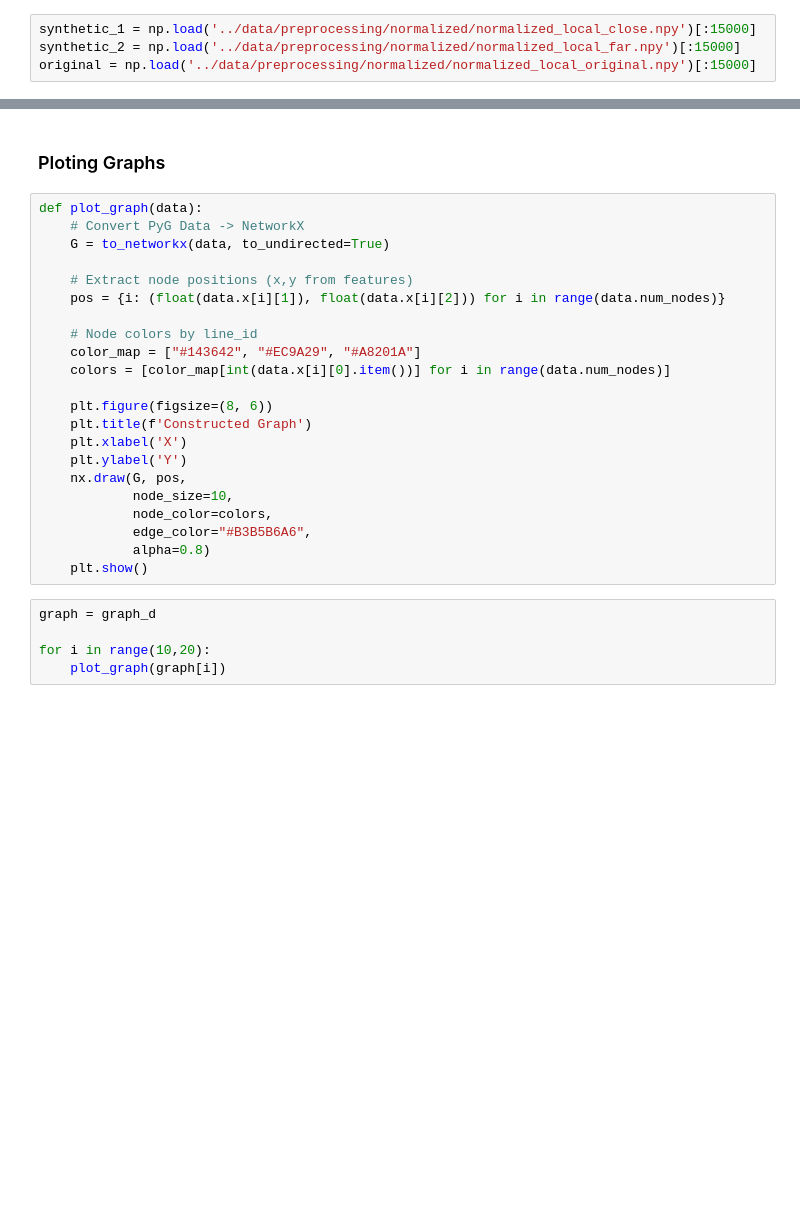
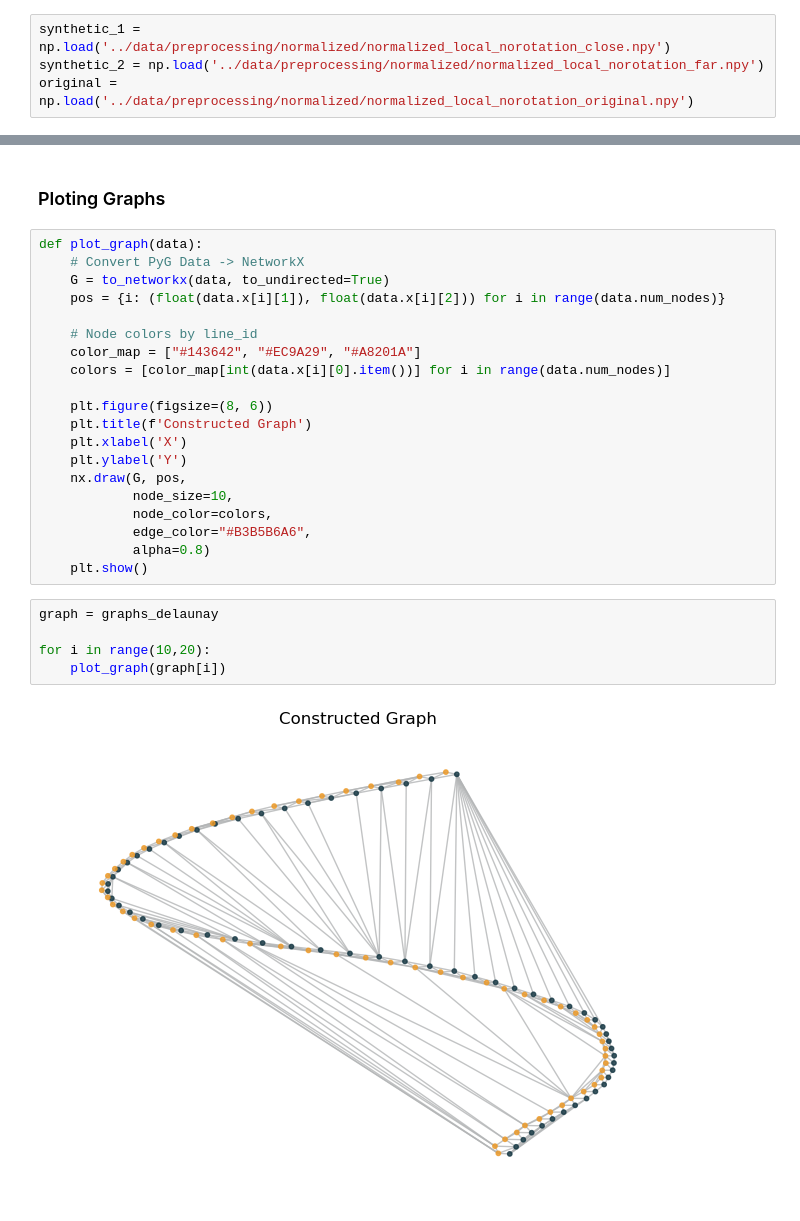
Before and after one commit to Piviwo/line-displacement, a Jupyter notebook: preprocessing/pre_graph.ipynb, the cells around one changed output, grey strips where cells are left out. Drawn from its saved outputs; the diff is of its cells as text; blank space fills up the shorter version.

```diff
--- a/preprocessing/pre_graph.ipynb
+++ b/preprocessing/pre_graph.ipynb
@@ -13,9 +13,9 @@ from torch_geometric.utils import to_networkx
 # %% [markdown]
 ## GRAPHS FROM SYNTHETIC DATA
 # %%
-synthetic_1 = np.load('../data/preprocessing/normalized/normalized_local_close.npy')[:15000]
-synthetic_2 = np.load('../data/preprocessing/normalized/normalized_local_far.npy')[:15000]
-original = np.load('../data/preprocessing/normalized/normalized_local_original.npy')[:15000]
+synthetic_1 = np.load('../data/preprocessing/normalized/normalized_local_norotation_close.npy')
+synthetic_2 = np.load('../data/preprocessing/normalized/normalized_local_norotation_far.npy')
+original = np.load('../data/preprocessing/normalized/normalized_local_norotation_original.npy')
 # %%
 def point_to_polyline_distance_vectorized(points, polyline):
 
@@ -237,8 +239,6 @@ graphs_delaunay = make_graphs_delaunay(original, synthetic_1, synthetic_2)
 def plot_graph(data):
     # Convert PyG Data -> NetworkX
     G = to_networkx(data, to_undirected=True)
-
-    # Extract node positions (x,y from features)
     pos = {i: (float(data.x[i][1]), float(data.x[i][2])) for i in range(data.num_nodes)}
 
     # Node colors by line_id
@@ -256,7 +256,9 @@ def plot_graph(data):
             alpha=0.8)
     plt.show()
 # %%
-graph = graph_d
+graph = graphs_delaunay
 
 for i in range(10,20):
     plot_graph(graph[i])
+# %% [output]
+[figure, added]
```
Also changed, not shown: parts of 2 cells of this notebook, 53 other files.
